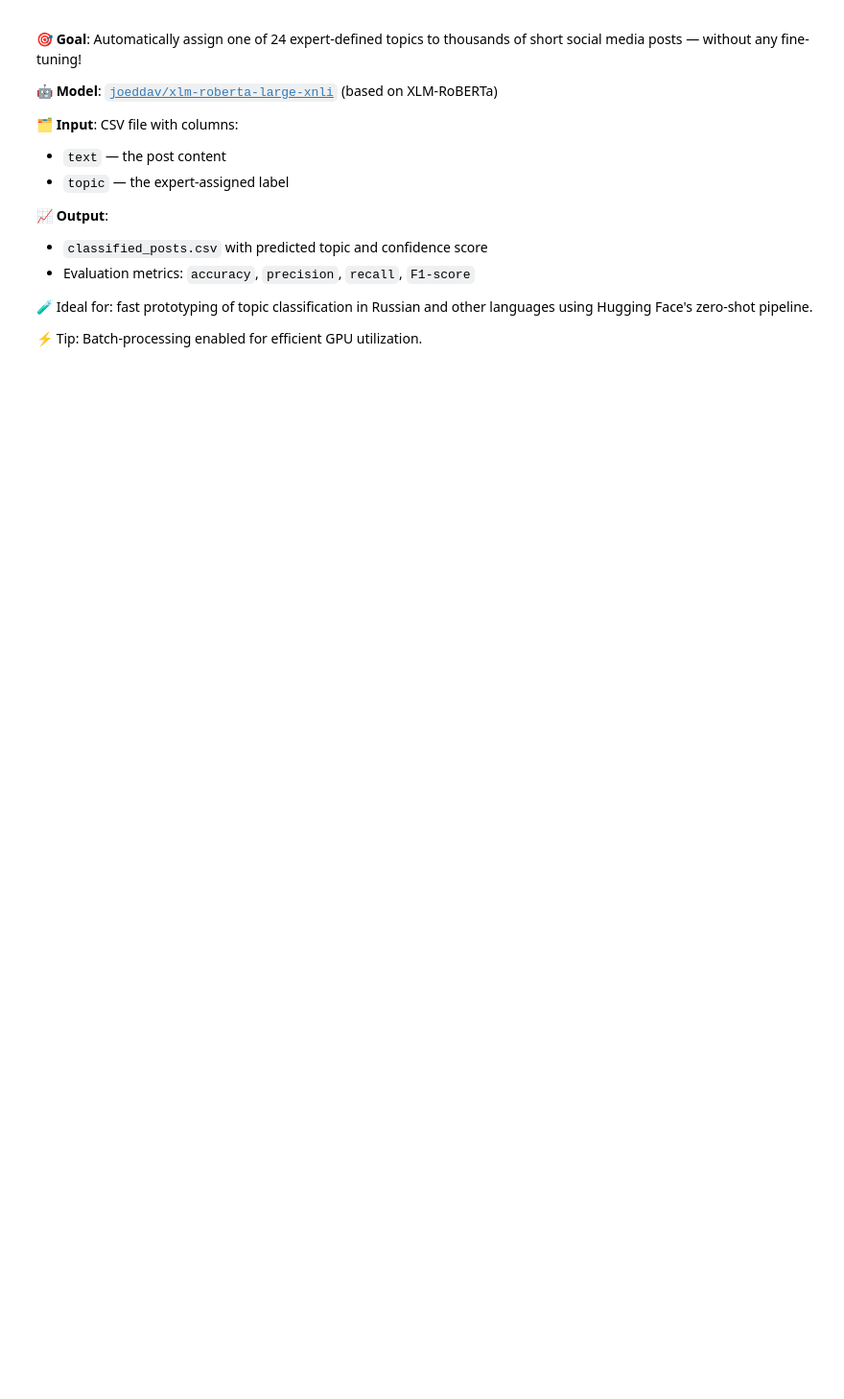
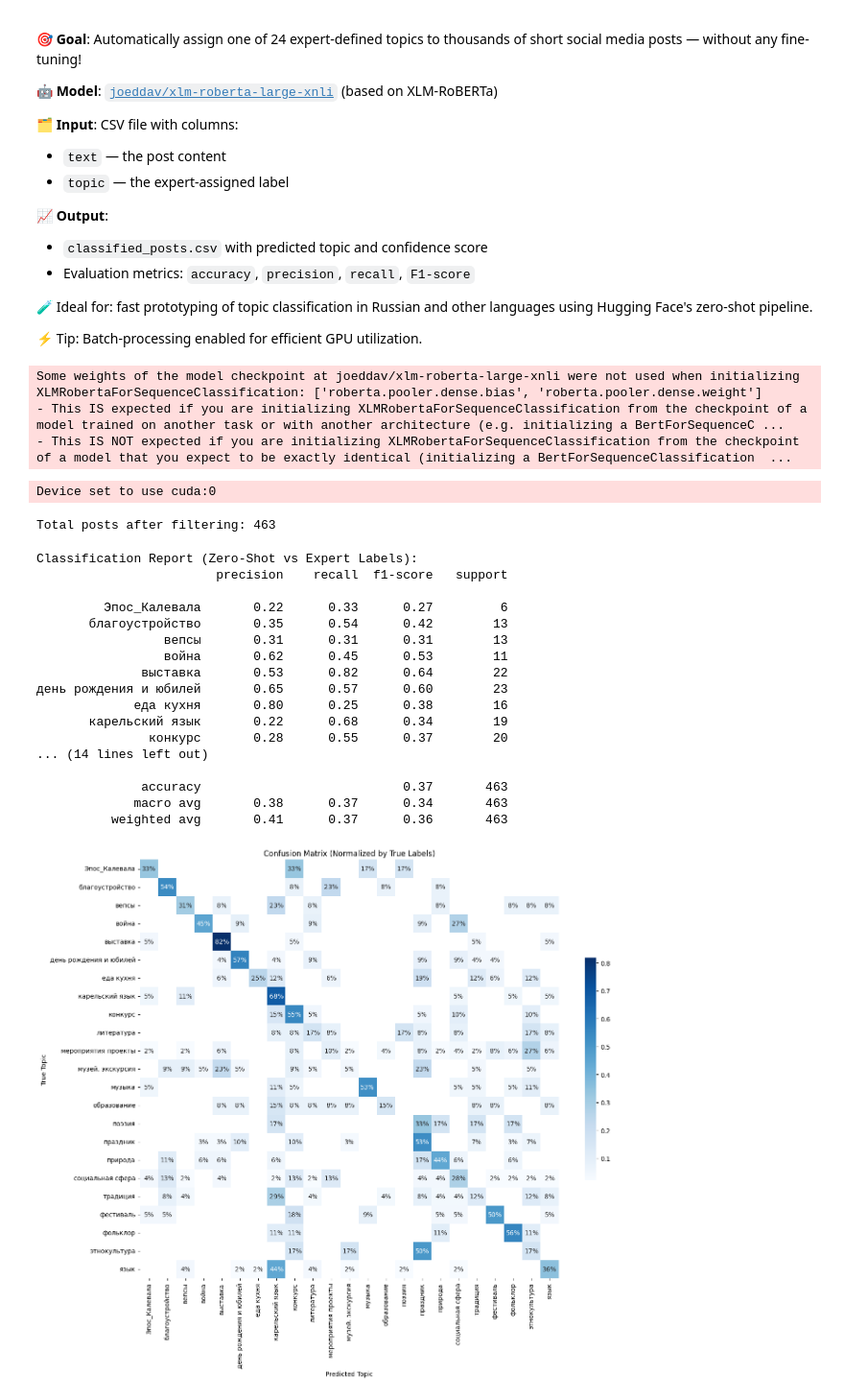
Before and after one commit to componavt/sns4human, a Jupyter notebook: src/vk/topics/zero_shot_topic_classification_ru.ipynb, the cells around one changed output. Shown at 96% size. Cells and saved outputs as stored; diff of their text form; code cells hidden in the pictures; blank space fills up the shorter version.

```diff
--- a/src/vk/topics/zero_shot_topic_classification_ru.ipynb
+++ b/src/vk/topics/zero_shot_topic_classification_ru.ipynb
@@ -74,31 +74,60 @@ for i in tqdm(range(0, len(texts), batch_size), desc="Classifying posts"):
         confidence = output['scores'][0]
         predicted_labels.append(top_label)
         results.append({
             "text": output['sequence'],
             "predicted_topic": top_label,
             "confidence": confidence
         })
 
 # Save to CSV
 result_df = pd.DataFrame(results)
 result_df['true_topic'] = true_labels
 result_df.to_csv("classified_posts.csv", index=False, encoding="utf-8")
 
 # Evaluate accuracy
 print("\nClassification Report (Zero-Shot vs Expert Labels):")
 print(classification_report(true_labels, predicted_labels, zero_division=0))
 
 # Confusion matrix visualization
 conf_matrix = confusion_matrix(true_labels, predicted_labels, labels=topic_labels)
 conf_matrix_normalized = conf_matrix.astype('float') / conf_matrix.sum(axis=1)[:, np.newaxis]
 
+# Create a mask for zero values
+mask = conf_matrix_normalized == 0
+
 plt.figure(figsize=(14, 12))
 sns.heatmap(conf_matrix_normalized, xticklabels=topic_labels, yticklabels=topic_labels,
-            annot=True, fmt=".0%", cmap="Blues", cbar=True, square=True)
+            annot=True, fmt=".0%", cmap="Blues", cbar=True, square=True,
+            mask=mask,                # Mask cells with zero value
+            cbar_kws={"shrink": 0.5})
 plt.title("Confusion Matrix (Normalized by True Labels)")
 plt.xlabel("Predicted Topic")
 plt.ylabel("True Topic")
 plt.xticks(rotation=90)
 plt.yticks(rotation=0)
 plt.tight_layout()
 plt.show()
+# %% [output]
+Some weights of the model checkpoint at joeddav/xlm-roberta-large-xnli were not used when initializing XLMRobertaForSequenceClassification: ['roberta.pooler.dense.bias', 'roberta.pooler.dense.weight']
+- This IS expected if you are initializing XLMRobertaForSequenceClassification from the checkpoint of a model trained on another task or with another architecture (e.g. initializing a BertForSequenceC ...
+- This IS NOT expected if you are initializing XLMRobertaForSequenceClassification from the checkpoint of a model that you expect to be exactly identical (initializing a BertForSequenceClassification  ...
+Device set to use cuda:0
+Total posts after filtering: 463
+Classification Report (Zero-Shot vs Expert Labels):
+                        precision    recall  f1-score   support
+
+         Эпос_Калевала       0.22      0.33      0.27         6
+       благоустройство       0.35      0.54      0.42        13
+                 вепсы       0.31      0.31      0.31        13
+                 война       0.62      0.45      0.53        11
+              выставка       0.53      0.82      0.64        22
+день рождения и юбилей       0.65      0.57      0.60        23
+             еда кухня       0.80      0.25      0.38        16
+       карельский язык       0.22      0.68      0.34        19
+               конкурс       0.28      0.55      0.37        20
+... (14 lines left out)
+
+              accuracy                           0.37       463
+             macro avg       0.38      0.37      0.34       463
+          weighted avg       0.41      0.37      0.36       463
+[figure, added]
```
